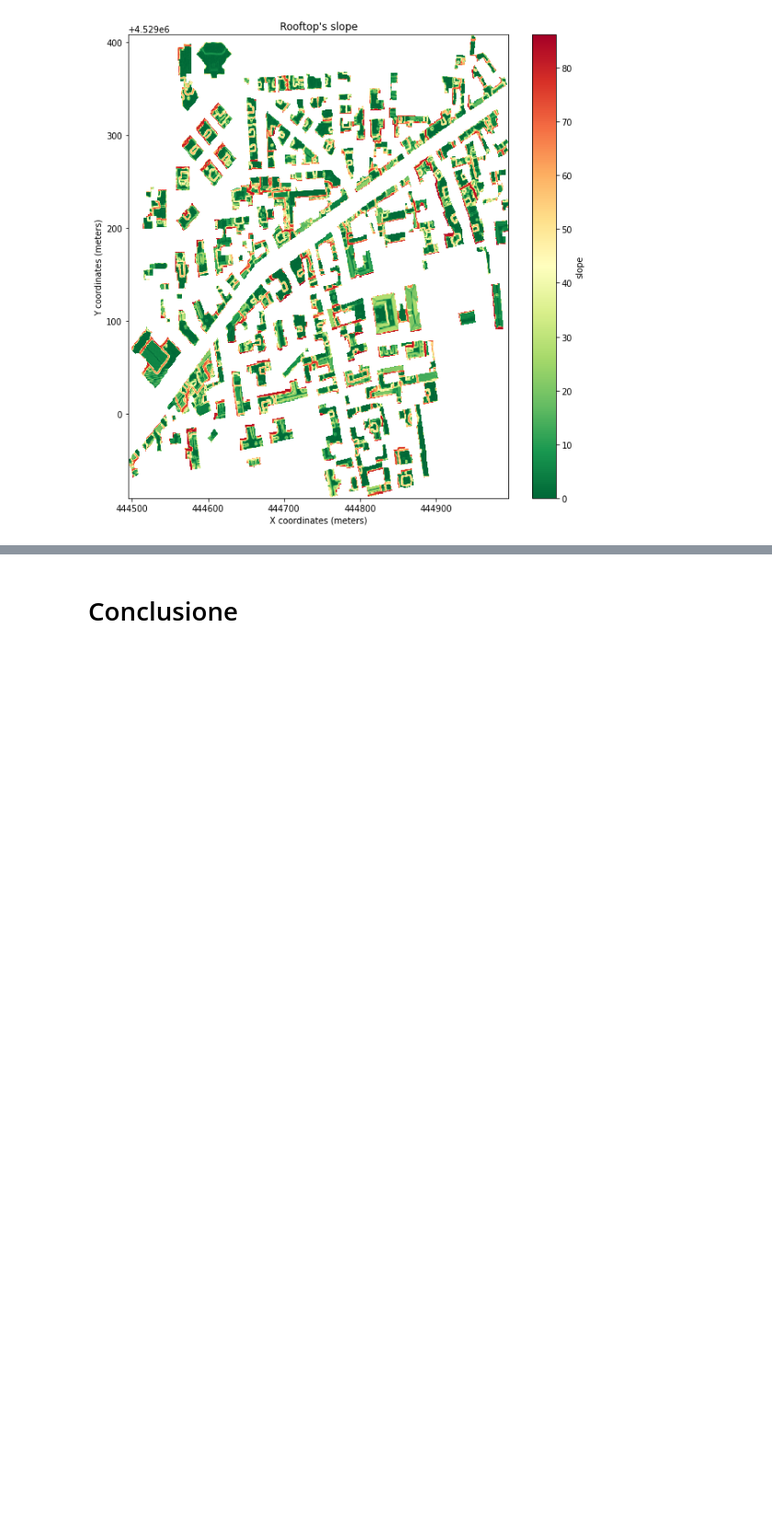
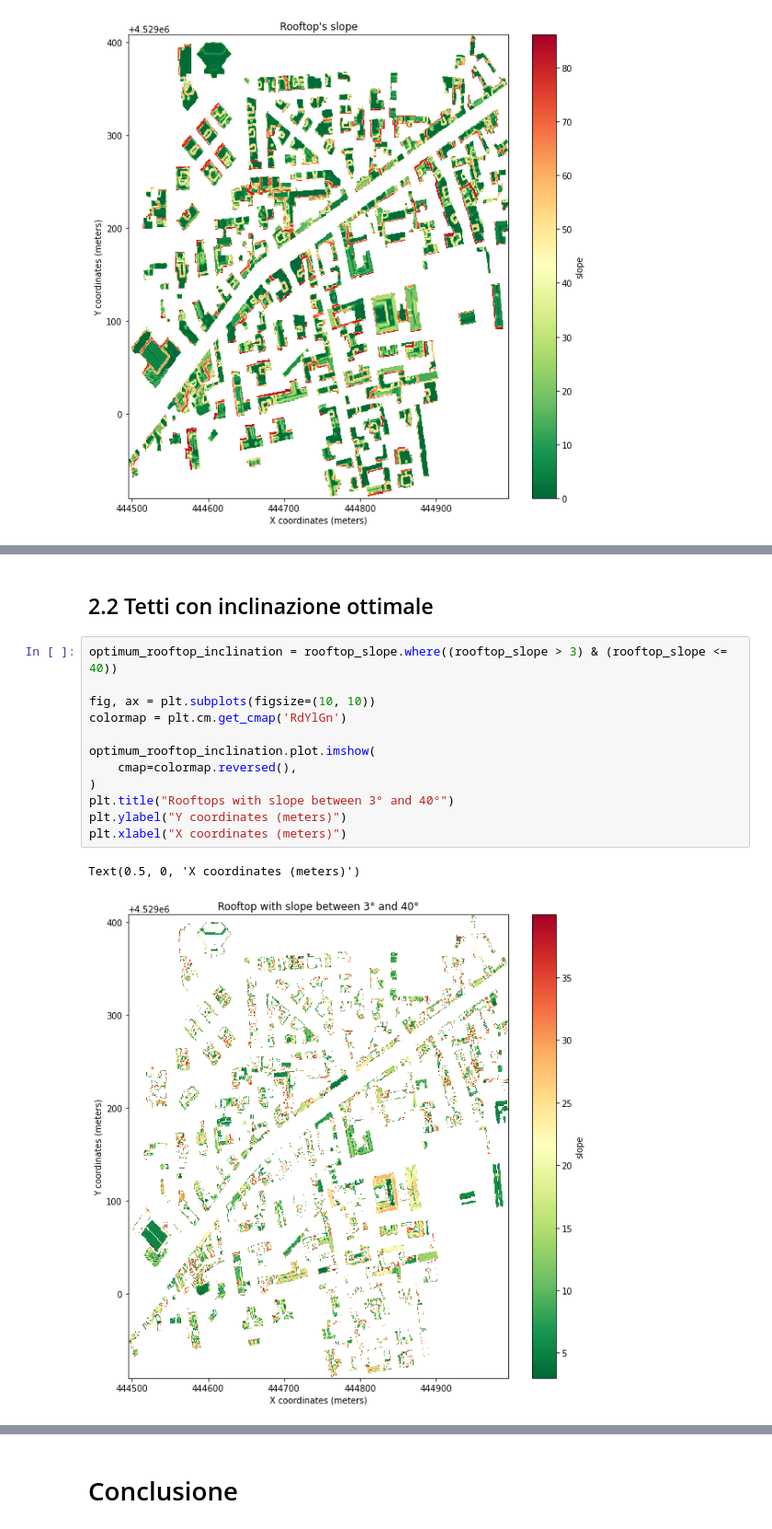
Before and after one commit to MaxDragonheart/PyGIS-Blog, a Jupyter notebook: _notebooks/2022-05-21-verificare-il-potenziale-fotovoltaico-di-un-tetto.ipynb, the cells around one changed output, grey strips where cells are left out. Shown at 92% size. Saved outputs shown, nothing was run; the diff lists cells and outputs as text; blank space fills up the shorter version.

```diff
--- a/_notebooks/2022-05-21-verificare-il-potenziale-fotovoltaico-di-un-tetto.ipynb
+++ b/_notebooks/2022-05-21-verificare-il-potenziale-fotovoltaico-di-un-tetto.ipynb
@@ -159,0 +179,17 @@ Questa suddivisione mi consentirà di individuare sia i tetti piani(quelli che r
+# %% [markdown]
+## 2.2 Tetti con inclinazione ottimale
+# %%
+optimum_rooftop_inclination = rooftop_slope.where((rooftop_slope > 3) & (rooftop_slope <= 40))
+
+fig, ax = plt.subplots(figsize=(10, 10))
+colormap = plt.cm.get_cmap('RdYlGn')
+
+optimum_rooftop_inclination.plot.imshow(
+    cmap=colormap.reversed(),
+)
+plt.title("Rooftops with slope between 3° and 40°")
+plt.ylabel("Y coordinates (meters)")
+plt.xlabel("X coordinates (meters)")
+# %% [output]
+Text(0.5, 0, 'X coordinates (meters)')
+[figure, added]
```
Also changed, not shown: parts of 16 cells of this notebook.
